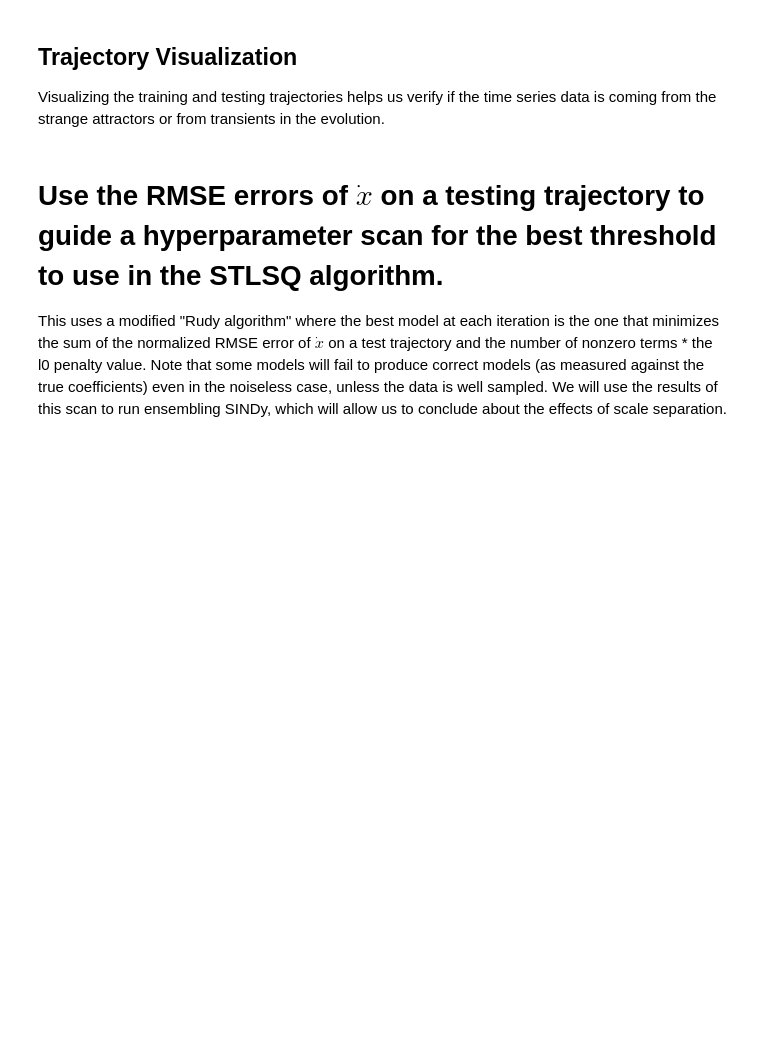
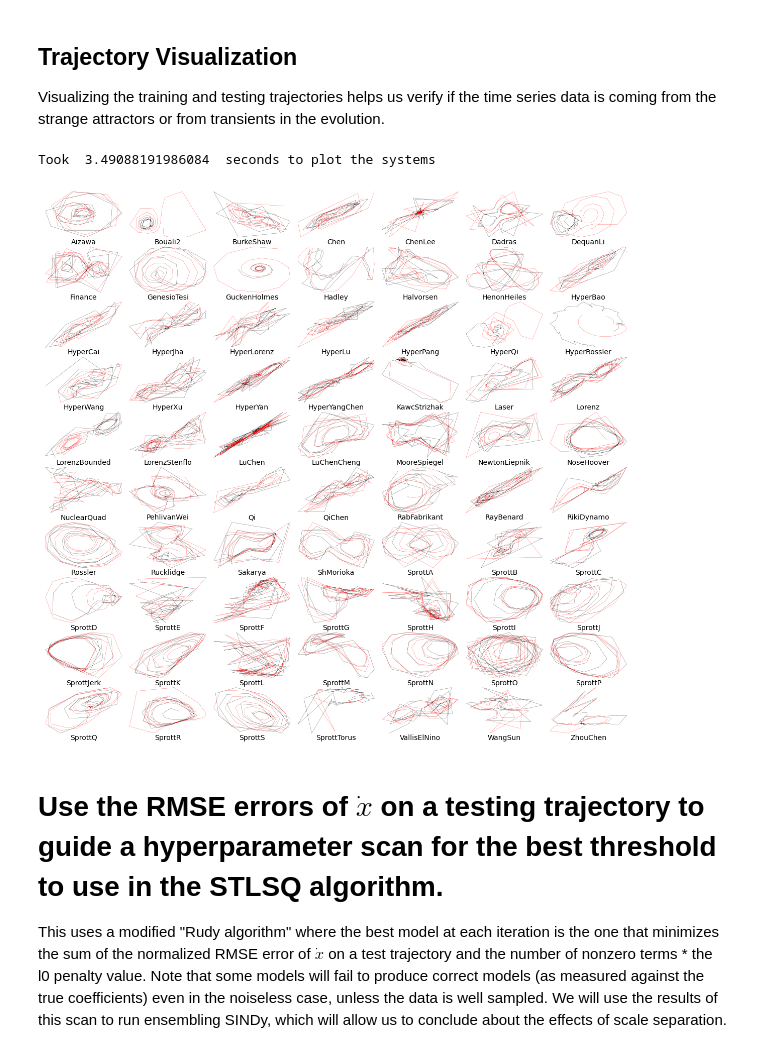
Before and after one commit to dynamicslab/pysindy, a Jupyter notebook: examples/16_noise_robustness/16_scale_separation_invariant_manifolds_noLibraryNormalization.ipynb, the cells around one changed output. Drawn from its saved outputs; the diff is of its cells as text; code cells hidden in the pictures; blank space fills up the shorter version.

```diff
--- a/examples/16_noise_robustness/16_scale_separation_invariant_manifolds_noLibraryNormalization.ipynb
+++ b/examples/16_noise_robustness/16_scale_separation_invariant_manifolds_noLibraryNormalization.ipynb
@@ -159,29 +242,36 @@ Visualizing the training and testing trajectories helps us verify if the time se
 # %%
 t1 = time.time()
 
+# add 10% error
+error_level = 10
+
 # Plot the training and testing trajectories for all the chaotic systems
-num_cols = 5
-num_rows = int(np.ceil(len(all_sols_train) / num_cols))
-fig = plt.figure(figsize=(num_cols * 2, num_rows * 2))
+num_cols = 7
+num_rows = int(np.ceil(num_attractors / num_cols))
+fig = plt.figure(figsize=(num_cols * 3, num_rows * 2))
 
 gs = plt.matplotlib.gridspec.GridSpec(num_rows, num_cols)
-gs.update(wspace=0.0, hspace=0.05)
+gs.update(wspace=0.0, hspace=0.1)
 
-for i, attractor_name in enumerate(all_sols_train):
+for i, attractor_name in enumerate(systems_list):
 
-    x_train = all_sols_train[attractor_name]
-    x_test = all_sols_test[attractor_name]
+    x_train = all_sols_train[attractor_name][0]
+    rmse = mean_squared_error(x_train, np.zeros(x_train.shape), squared=False)
+    x_train += np.random.normal(0, rmse / 100.0 * error_level, x_train.shape)
+    x_test = all_sols_test[attractor_name][0]
     t_train = all_t_train[attractor_name]
     t_test = all_t_test[attractor_name]
 
     plt.subplot(gs[i])
-    plt.plot(x_train[:, 0], x_train[:, 1], 'k'
-             , linewidth=0.25)
+    plt.plot(x_train[:, 0], x_train[:, 1], 'k', linewidth=0.25)
     plt.plot(x_test[:, 0], x_test[:, 1], 'r', linewidth=0.25)
-    plt.title(attractor_name, y=-0.1, fontsize=14)
+    plt.title(systems_list_cleaned[i], y=-0.15, fontsize=14)
     plt.gca().axis('off')
 
-# plt.savefig('polynomial_attractors.jpg')
-# plt.savefig('polynomial_attractors.pdf')
+plt.savefig('polynomial_attractors.jpg')
+plt.savefig('polynomial_attractors.pdf')
 t2 = time.time()
 print('Took ', t2 - t1, ' seconds to plot the systems')
+# %% [output]
+Took  3.49088191986084  seconds to plot the systems
+[figure, added]
```
Also changed, not shown: parts of 11 cells of this notebook, 3 other files.
